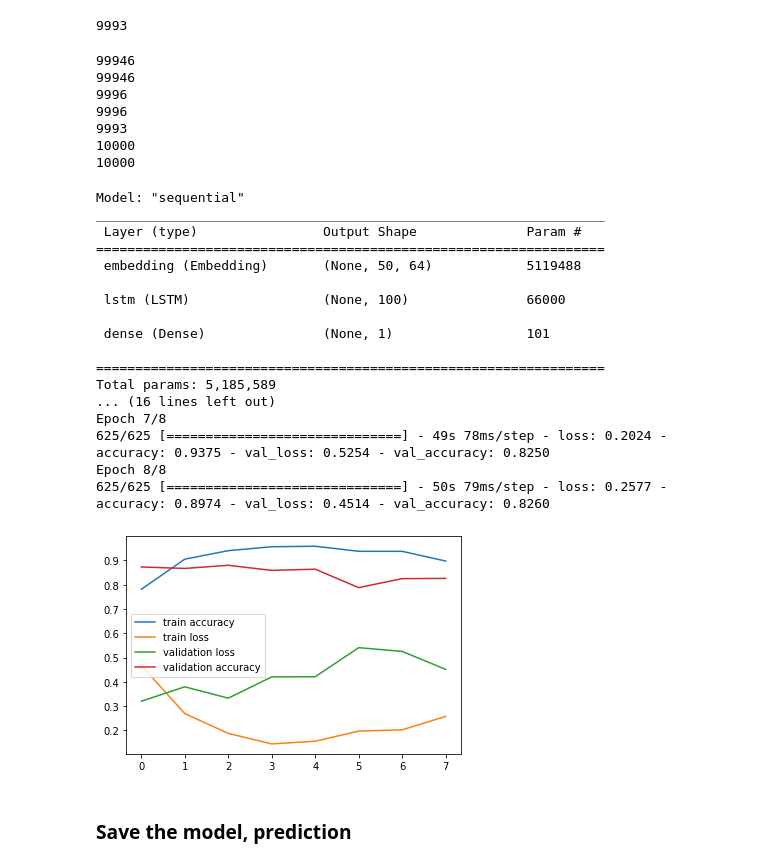
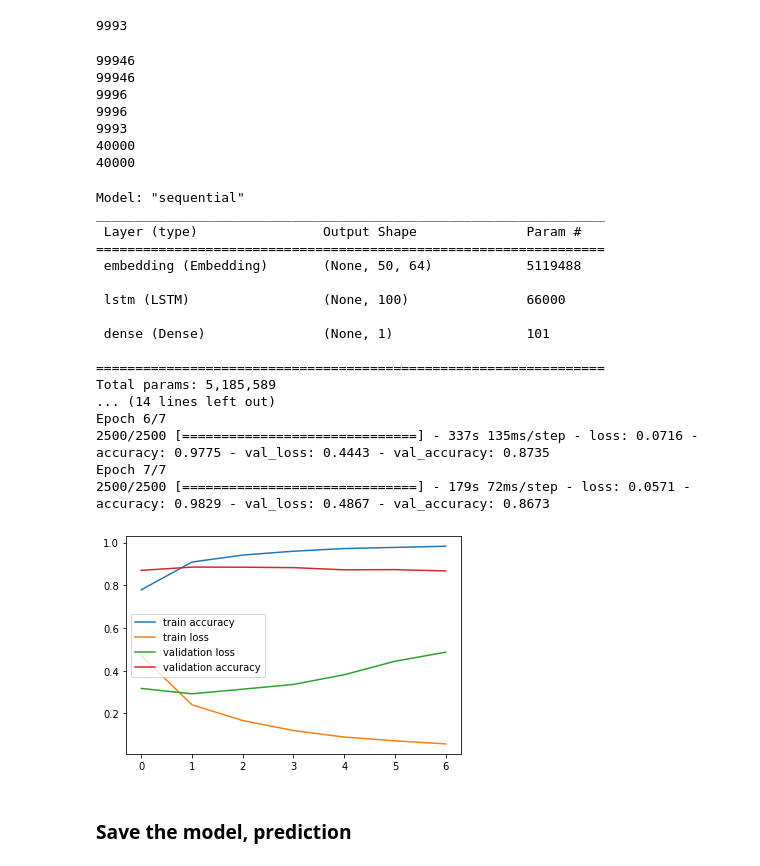
Before and after one commit to csipapicsa/2ndYearProject-NLP, a Jupyter notebook: Baseline.ipynb, the cells around one changed output. Saved outputs shown, nothing was run; the diff lists cells and outputs as text; code cells hidden in the pictures.

```diff
--- a/Baseline.ipynb
+++ b/Baseline.ipynb
@@ -195,7 +195,7 @@ print(len(X_test_m))
 
 # sampling some random data for tran and DEV
 
-bias = 10000
+bias = 40000
 
 ran = random.randint(0, len(X_train_m)-bias)
 ran_val = random.randint(0, len(X_valid_m)-(bias/10))
@@ -218,8 +218,8 @@ print(len(X_train_m))
 9996
 9996
 9993
-10000
-10000
+40000
+40000
 # %%
 vocabulary_size = max(sequencer.index_word)
 
@@ -239,40 +239,40 @@ model.compile(loss='binary_crossentropy',
 print(model.summary())
 
 batch_size = 16
-num_epochs = 5
+num_epochs = 7
 
 #X_valid, y_valid = X_train_k[batch_size:], y_train[batch_size:]
 history = model.fit(X_train_m, y_train_m, validation_data=(X_valid_m, y_valid_m), batch_size=batch_size, epochs=num_epochs)
 #history = model.fit(X_train_m, y_train_m, batch_size=batch_size, epochs=num_epochs)
 #model.fit(X_trainn, y_trainn, batch_size=batch_size, epochs=num_epochs)
 #model.fit(X_train_m, y_train_m, batch_size=batch_size, epochs=num_epochs)
 plt.plot(history.history["accuracy"], label='train accuracy')
 plt.plot(history.history["loss"], label='train loss')
 plt.plot(history.history["val_loss"], label='validation loss')
 plt.plot(history.history["val_accuracy"], label='validation accuracy')
 plt.legend()
 plt.show()
 ######### ------------------------- ################### save the model
 #model.save('model/')
 # %% [output]
 Model: "sequential"
 _________________________________________________________________
  Layer (type)                Output Shape              Param #
 =================================================================
  embedding (Embedding)       (None, 50, 64)            5119488
 
  lstm (LSTM)                 (None, 100)               66000
 
  dense (Dense)               (None, 1)                 101
 
 =================================================================
 Total params: 5,185,589
-... (16 lines left out)
-Epoch 7/8
-625/625 [==============================] - 49s 78ms/step - loss: 0.2024 - accuracy: 0.9375 - val_loss: 0.5254 - val_accuracy: 0.8250
-Epoch 8/8
-625/625 [==============================] - 50s 79ms/step - loss: 0.2577 - accuracy: 0.8974 - val_loss: 0.4514 - val_accuracy: 0.8260
+... (14 lines left out)
+Epoch 6/7
+2500/2500 [==============================] - 337s 135ms/step - loss: 0.0716 - accuracy: 0.9775 - val_loss: 0.4443 - val_accuracy: 0.8735
+Epoch 7/7
+2500/2500 [==============================] - 179s 72ms/step - loss: 0.0571 - accuracy: 0.9829 - val_loss: 0.4867 - val_accuracy: 0.8673
-[figure, old version]
+[figure, new version]
 # %% [markdown]
 ### Save the model, prediction
 # %%
```
Also changed, not shown: parts of 2 cells of this notebook, 9 other files.
